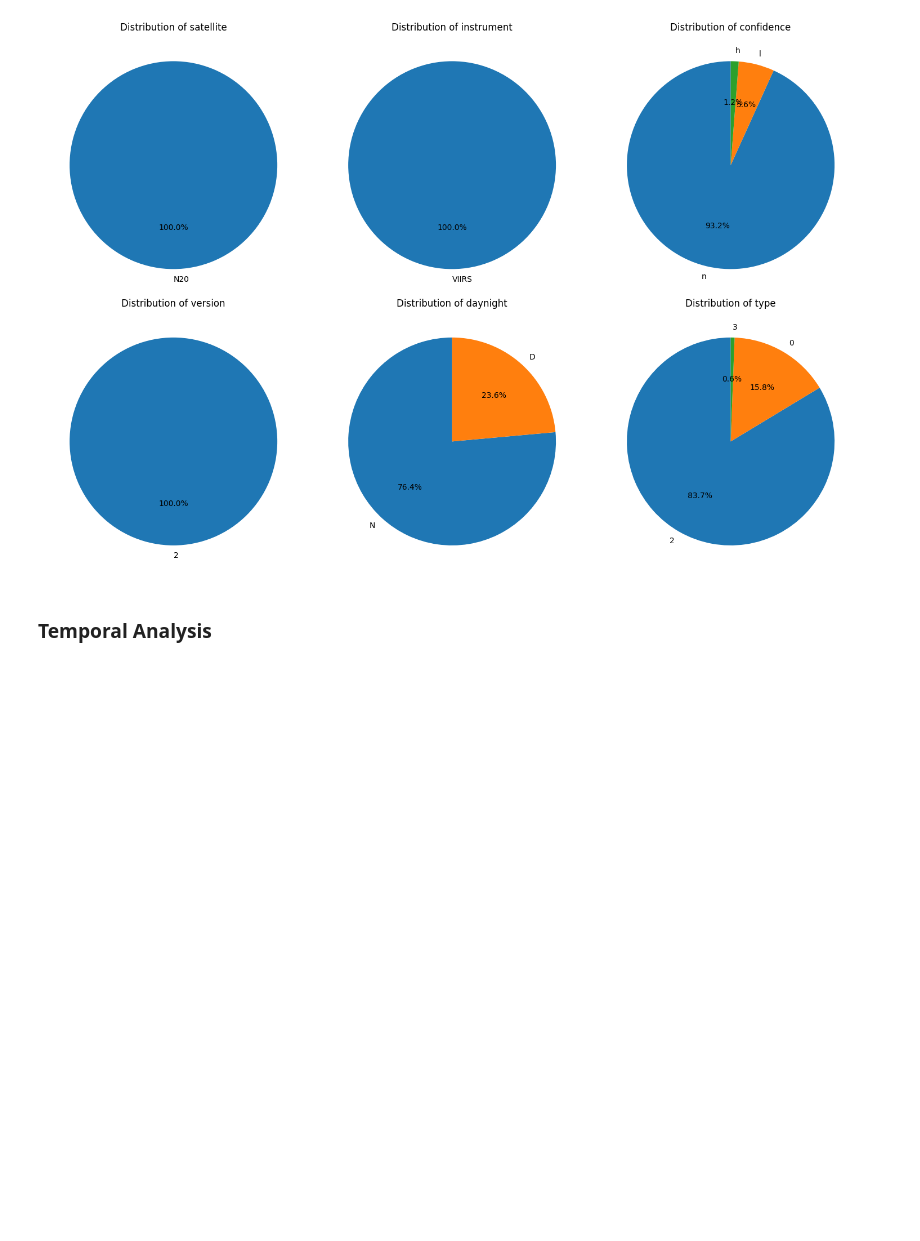
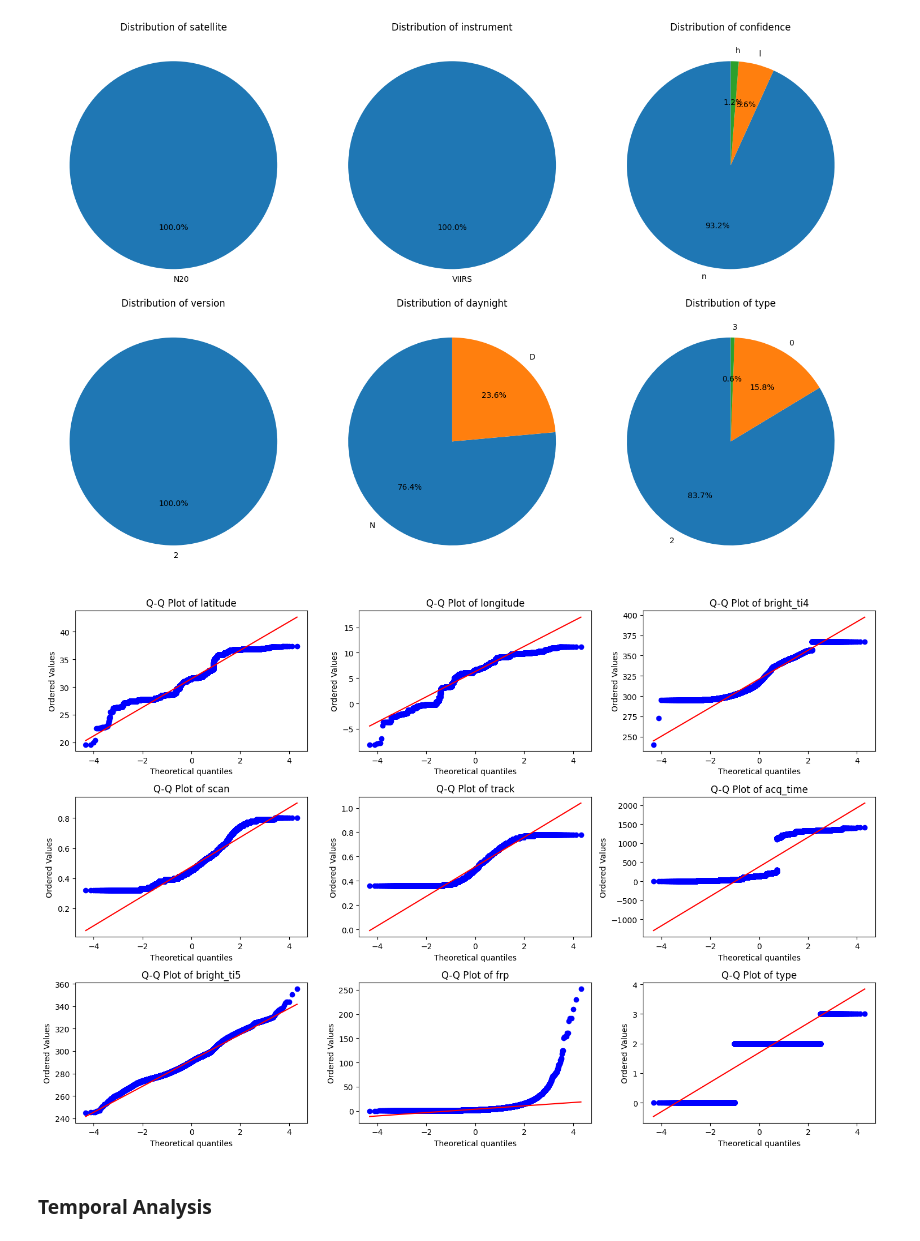
Before and after one commit to ali-boulahlib/forest-fire-prediction-datamining-2025, a Jupyter notebook: notebooks/01.Exploratory_data_analysis.ipynb, the cells around one changed output. Saved outputs shown, nothing was run; the diff lists cells and outputs as text; code cells hidden in the pictures; blank space fills up the shorter version.

```diff
--- a/notebooks/01.Exploratory_data_analysis.ipynb
+++ b/notebooks/01.Exploratory_data_analysis.ipynb
@@ -166,6 +166,19 @@ plt.tight_layout()
 plt.show()
 # %% [output]
 [figure]
+# %%
+# Q-Q plots for numeric columns
+import scipy.stats as stats
+
+plt.figure(figsize=(15, 10))
+for i, col in enumerate(numeric_cols):
+    plt.subplot(3, 3, i + 1)
+    stats.probplot(fires[col].dropna(), dist="norm", plot=plt)
+    plt.title(f'Q-Q Plot of {col}')
+plt.tight_layout()
+plt.show()
+# %% [output]
+[figure, added]
 # %% [markdown]
 ### Temporal Analysis
 # %%
```
Also changed, not shown: parts of 2 cells of this notebook.
